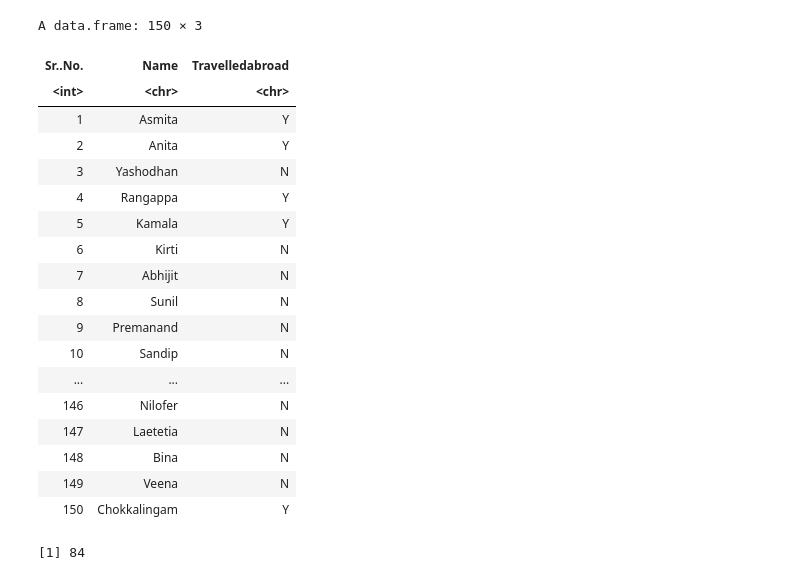
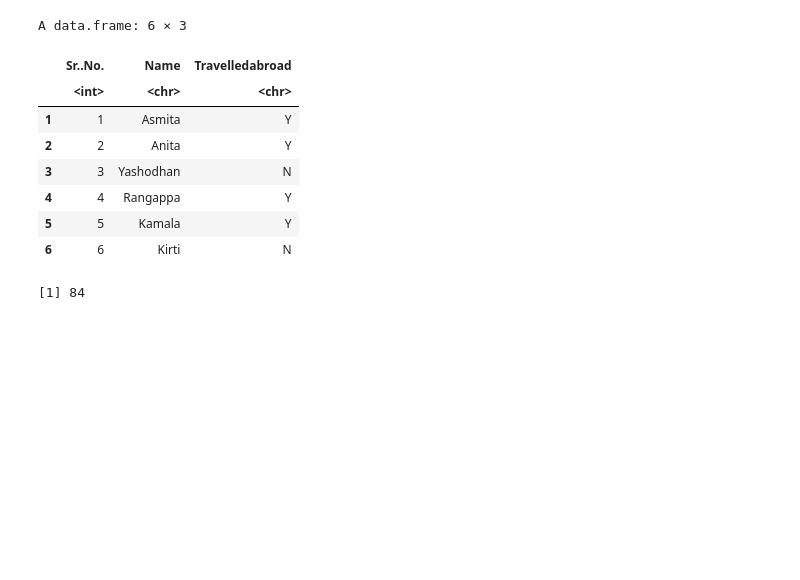
Before and after one commit to arya2004/data-science, a Jupyter notebook: projects/04.ipynb, the cells around one changed output. Cells and saved outputs as stored; diff of their text form; code cells hidden in the pictures; blank space fills up the shorter version.

```diff
--- a/projects/04.ipynb
+++ b/projects/04.ipynb
@@ -1,26 +1,16 @@
 # %%
 f <- read.csv("../datasets/travelled abroad_csv.csv")
-f
+head(f)
 # %% [output]
-A data.frame: 150 × 3
+A data.frame: 6 × 3
-| Sr..No. | Name | Travelledabroad |
-| <int> | <chr> | <chr> |
-| 1 | Asmita | Y |
-| 2 | Anita | Y |
-| 3 | Yashodhan | N |
-| 4 | Rangappa | Y |
-| 5 | Kamala | Y |
-| 6 | Kirti | N |
-| 7 | Abhijit | N |
-| 8 | Sunil | N |
-| 9 | Premanand | N |
-| 10 | Sandip | N |
-| ... | ... | ... |
-| 146 | Nilofer | N |
-| 147 | Laetetia | N |
-| 148 | Bina | N |
-| 149 | Veena | N |
-| 150 | Chokkalingam | Y |
+|  | Sr..No. | Name | Travelledabroad |
+|  | <int> | <chr> | <chr> |
+| 1 | 1 | Asmita | Y |
+| 2 | 2 | Anita | Y |
+| 3 | 3 | Yashodhan | N |
+| 4 | 4 | Rangappa | Y |
+| 5 | 5 | Kamala | Y |
+| 6 | 6 | Kirti | N |
 # %%
 #length(f[which(f$Travelledabroad == 'Y')])
 
```
Also changed, not shown: parts of 9 cells of this notebook, 5 other files.
